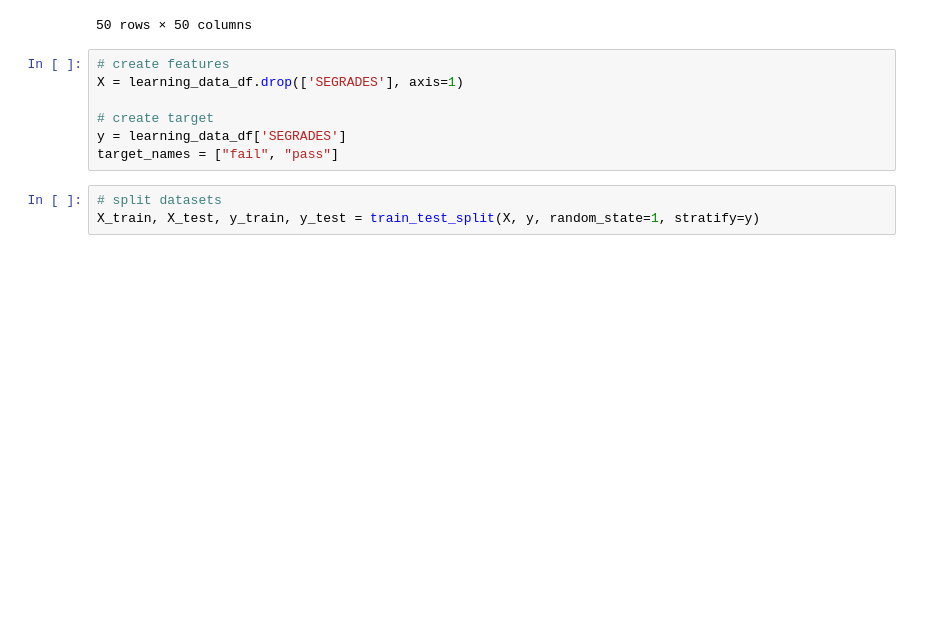
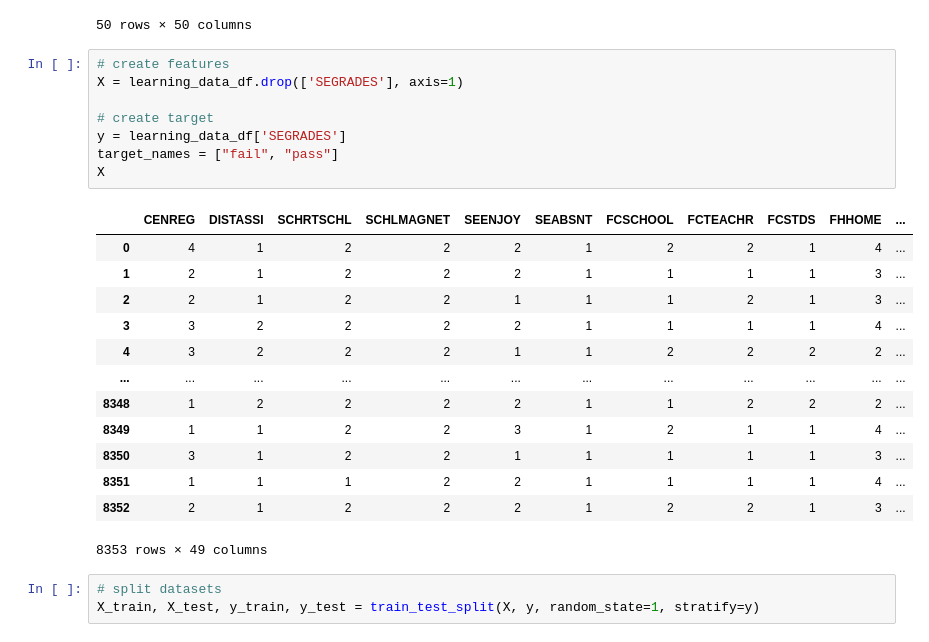
Before and after one commit to agmeadows/Student_Success_Analysis, a Jupyter notebook: Optimize/Bag_and_Boost_trials-Copy1.ipynb, the cells around one changed output. Drawn from its saved outputs; the diff is of its cells as text; blank space fills up the shorter version.

```diff
--- a/Optimize/Bag_and_Boost_trials-Copy1.ipynb
+++ b/Optimize/Bag_and_Boost_trials-Copy1.ipynb
@@ -83,10 +83,25 @@ learning_data_df.corr()
 # %%
 # create features
 X = learning_data_df.drop(['SEGRADES'], axis=1)
 
 # create target
 y = learning_data_df['SEGRADES']
 target_names = ["fail", "pass"]
+X
+# %% [output]
+|  | CENREG | DISTASSI | SCHRTSCHL | SCHLMAGNET | SEENJOY | SEABSNT | FCSCHOOL | FCTEACHR | FCSTDS | FHHOME | ... |
+| 0 | 4 | 1 | 2 | 2 | 2 | 1 | 2 | 2 | 1 | 4 | ... |
+| 1 | 2 | 1 | 2 | 2 | 2 | 1 | 1 | 1 | 1 | 3 | ... |
+| 2 | 2 | 1 | 2 | 2 | 1 | 1 | 1 | 2 | 1 | 3 | ... |
+| 3 | 3 | 2 | 2 | 2 | 2 | 1 | 1 | 1 | 1 | 4 | ... |
+| 4 | 3 | 2 | 2 | 2 | 1 | 1 | 2 | 2 | 2 | 2 | ... |
+| ... | ... | ... | ... | ... | ... | ... | ... | ... | ... | ... | ... |
+| 8348 | 1 | 2 | 2 | 2 | 2 | 1 | 1 | 2 | 2 | 2 | ... |
+| 8349 | 1 | 1 | 2 | 2 | 3 | 1 | 2 | 1 | 1 | 4 | ... |
+| 8350 | 3 | 1 | 2 | 2 | 1 | 1 | 1 | 1 | 1 | 3 | ... |
+| 8351 | 1 | 1 | 1 | 2 | 2 | 1 | 1 | 1 | 1 | 4 | ... |
+| 8352 | 2 | 1 | 2 | 2 | 2 | 1 | 2 | 2 | 1 | 3 | ... |
+8353 rows × 49 columns
 # %%
 # split datasets
 X_train, X_test, y_train, y_test = train_test_split(X, y, random_state=1, stratify=y)
```
Also changed, not shown: parts of 11 cells of this notebook, 1 other file.
